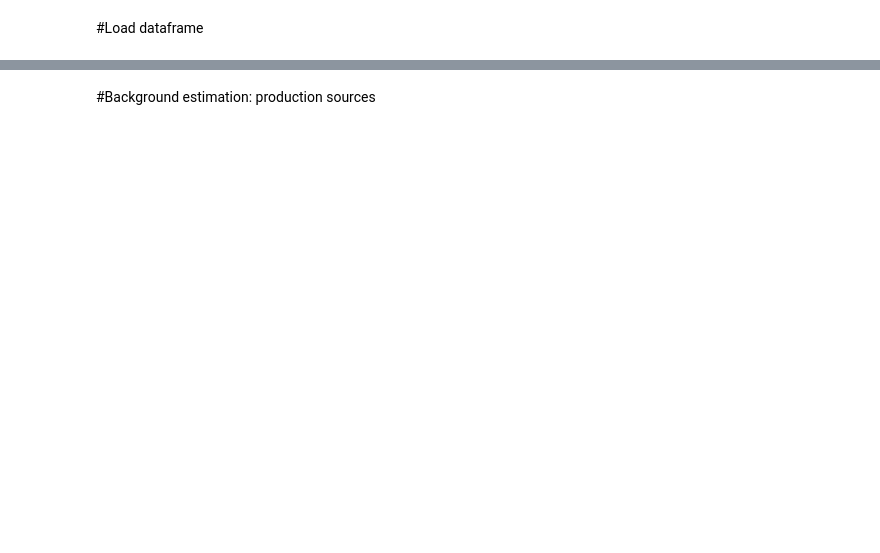
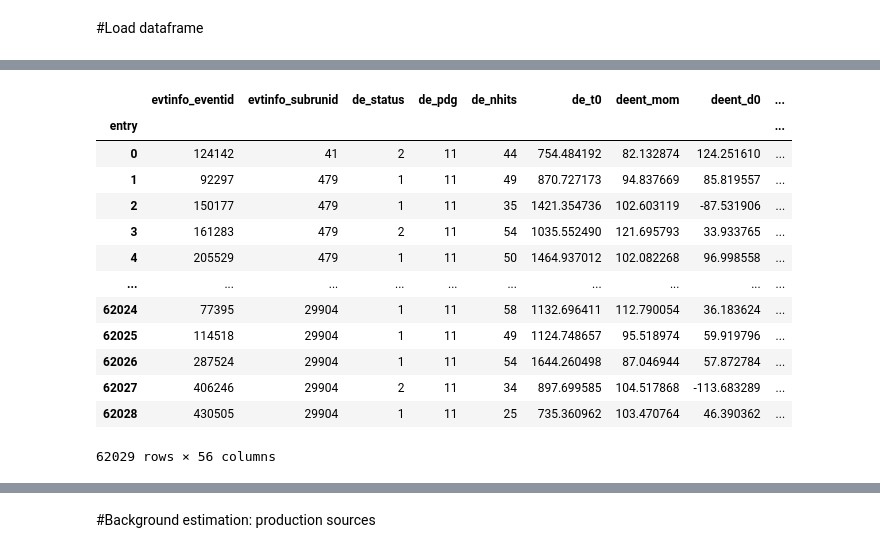
Before and after one commit to aamirkhanov/mu2e_crv, a Jupyter notebook: BackgroundEstimatorCRY5_v3.ipynb, the cells around one changed output, grey strips where cells are left out. Cells and saved outputs as stored; diff of their text form; code cells hidden in the pictures; blank space fills up the shorter version.

```diff
--- a/BackgroundEstimatorCRY5_v3.ipynb
+++ b/BackgroundEstimatorCRY5_v3.ipynb
@@ -144,0 +182,18 @@ dfCRY4 = dfCRY5
+# %%
+pd.set_option('display.max_columns', None)
+dfCRY5Old
+# %% [output]
+|  | evtinfo_eventid | evtinfo_subrunid | de_status | de_pdg | de_nhits | de_t0 | deent_mom | deent_d0 | ... |
+| entry |  |  |  |  |  |  |  |  | ... |
+| 0 | 124142 | 41 | 2 | 11 | 44 | 754.484192 | 82.132874 | 124.251610 | ... |
+| 1 | 92297 | 479 | 1 | 11 | 49 | 870.727173 | 94.837669 | 85.819557 | ... |
+| 2 | 150177 | 479 | 1 | 11 | 35 | 1421.354736 | 102.603119 | -87.531906 | ... |
+| 3 | 161283 | 479 | 2 | 11 | 54 | 1035.552490 | 121.695793 | 33.933765 | ... |
+| 4 | 205529 | 479 | 1 | 11 | 50 | 1464.937012 | 102.082268 | 96.998558 | ... |
+| ... | ... | ... | ... | ... | ... | ... | ... | ... | ... |
+| 62024 | 77395 | 29904 | 1 | 11 | 58 | 1132.696411 | 112.790054 | 36.183624 | ... |
+| 62025 | 114518 | 29904 | 1 | 11 | 49 | 1124.748657 | 95.518974 | 59.919796 | ... |
+| 62026 | 287524 | 29904 | 1 | 11 | 54 | 1644.260498 | 87.046944 | 57.872784 | ... |
+| 62027 | 406246 | 29904 | 2 | 11 | 34 | 897.699585 | 104.517868 | -113.683289 | ... |
+| 62028 | 430505 | 29904 | 1 | 11 | 25 | 735.360962 | 103.470764 | 46.390362 | ... |
+62029 rows × 56 columns
```
Also changed, not shown: parts of 26 cells of this notebook.
